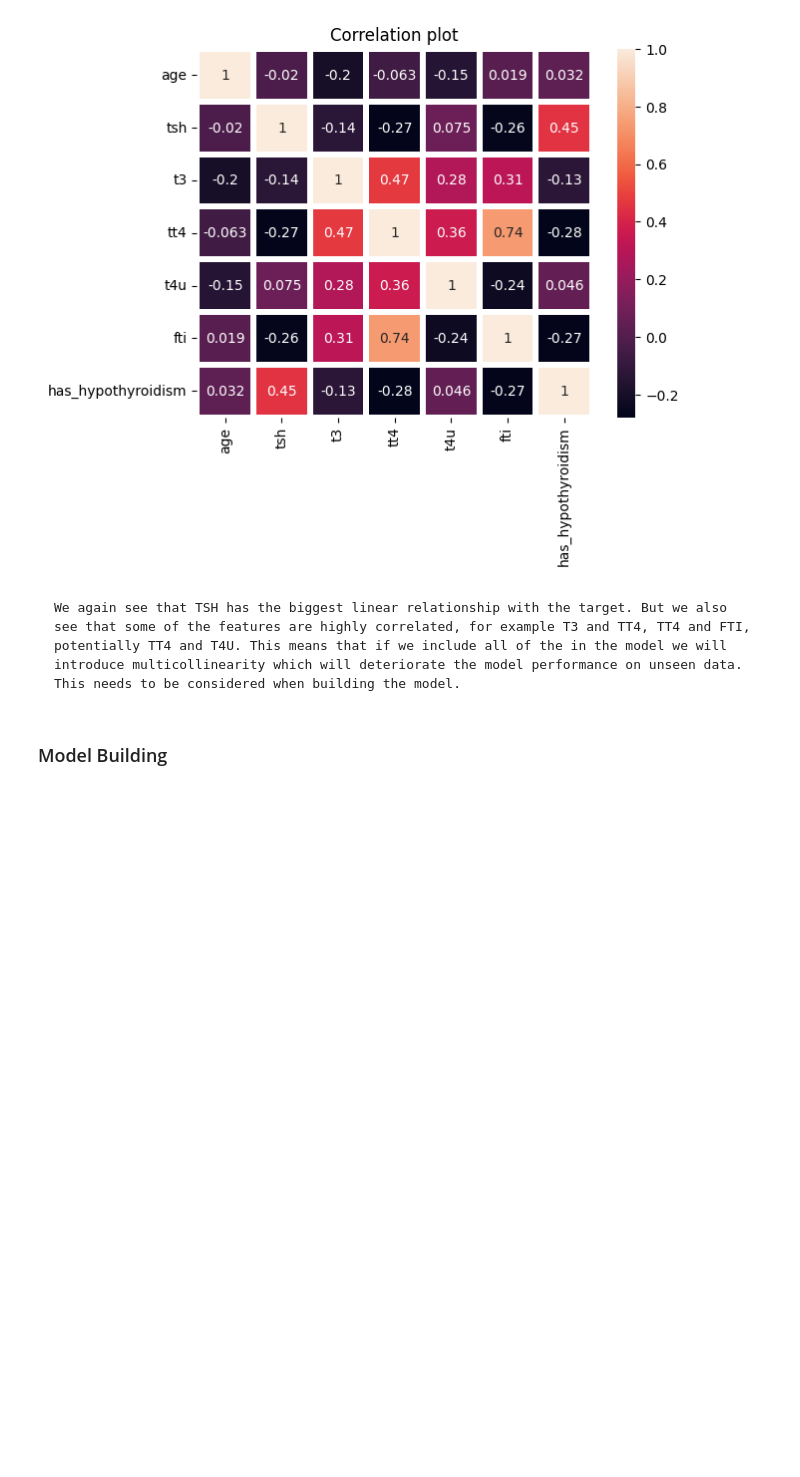
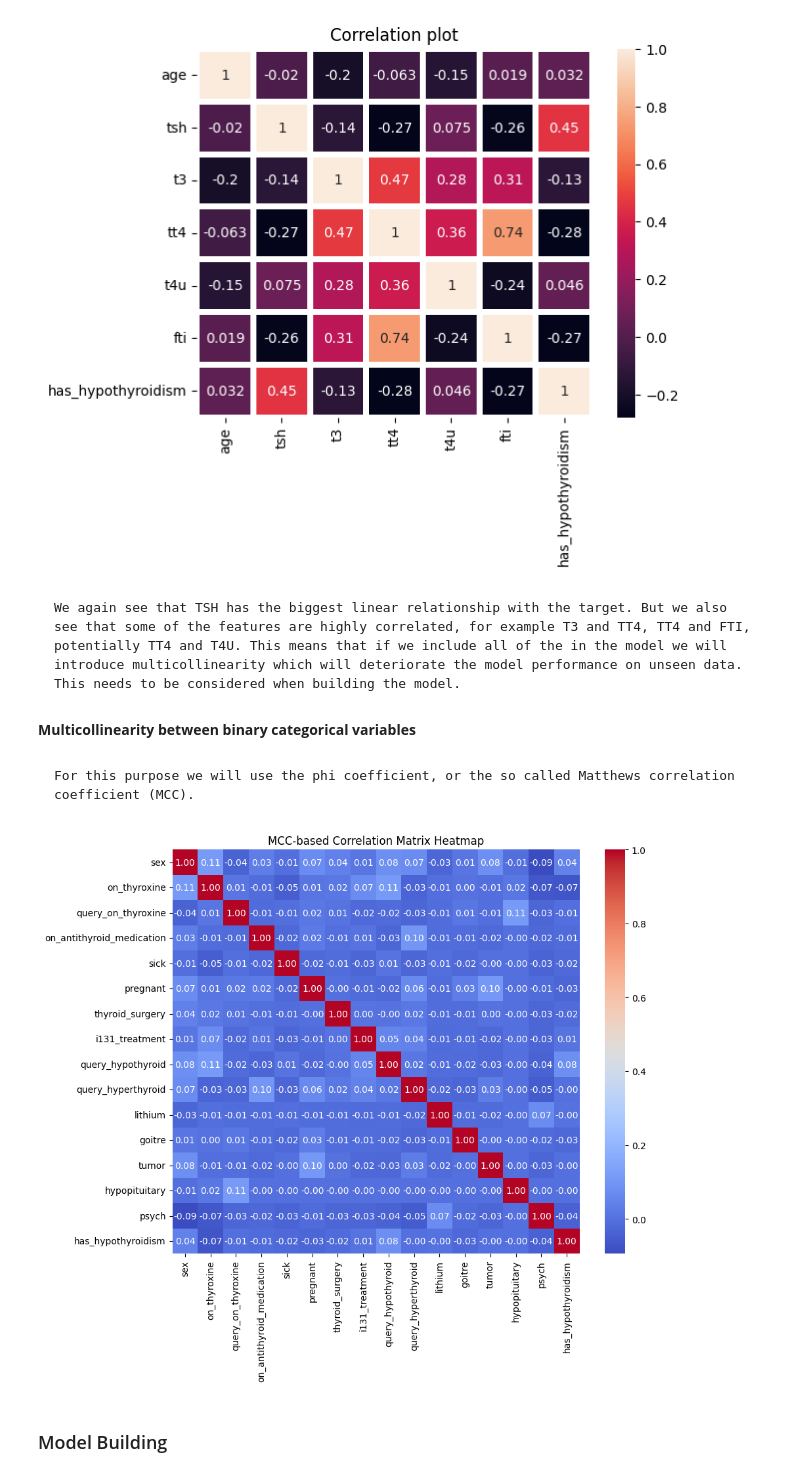
Before and after one commit to kchomakova/ai_upskill_2025_datascience, a Jupyter notebook: notebooks/Predict Hypothyroidism.ipynb, the cells around one changed output. Saved outputs shown, nothing was run; the diff lists cells and outputs as text; code cells hidden in the pictures; blank space fills up the shorter version.

Commit message:
Add MCC correlation

```diff
--- a/notebooks/Predict Hypothyroidism.ipynb
+++ b/notebooks/Predict Hypothyroidism.ipynb
@@ -561,6 +564,26 @@ plt.show()
 [figure]
 # %% [markdown]
     We again see that TSH has the biggest linear relationship with the target. But we also see that some of the features are highly correlated, for example T3 and TT4, TT4 and FTI, potentially TT4 and T4U. This means that if we include all of the in the model we will introduce multicollinearity which will deteriorate the model performance on unseen data. This needs to be considered when building the model.
+# %% [markdown]
+**Multicollinearity between binary categorical variables**
+# %% [markdown]
+    For this purpose we will use the phi coefficient, or the so called Matthews correlation coefficient (MCC).
+# %%
+mcc_matrix = pd.DataFrame(index=dataset_categorical.columns, columns=dataset_categorical.columns)
+
+for col1 in dataset_categorical.columns:
+    for col2 in dataset_categorical.columns:
+        mcc = matthews_corrcoef(dataset_categorical[col1], dataset_categorical[col2])
+        mcc_matrix.loc[col1, col2] = mcc
+
+np.fill_diagonal(mcc_matrix.values, 1)
+
+plt.figure(figsize=(10, 8))
+sns.heatmap(mcc_matrix.astype(float), annot=True, cmap='coolwarm', fmt='.2f')
+plt.title('MCC-based Correlation Matrix Heatmap')
+plt.show()
+# %% [output]
+[figure, added]
 # %% [markdown]
 ### Model Building
 # %%
```
Also changed, not shown: parts of 4 cells of this notebook.
